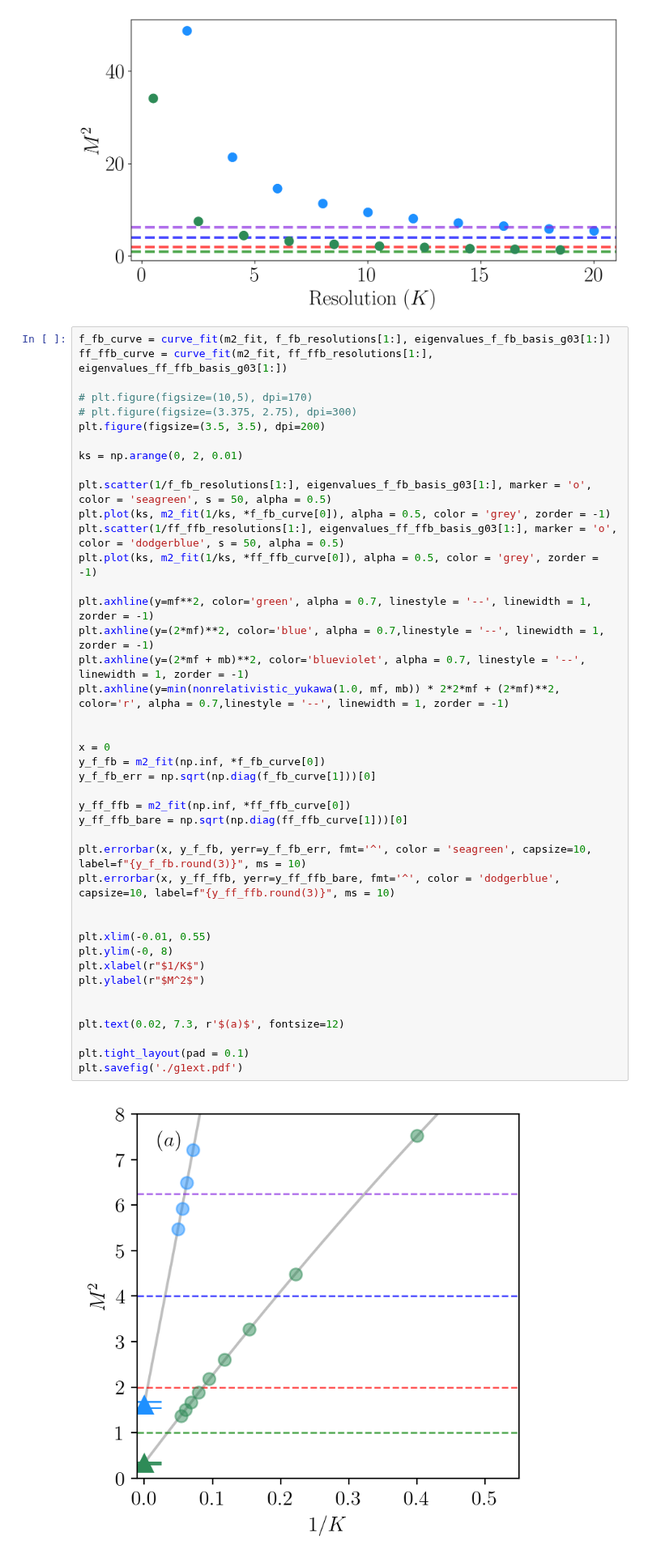
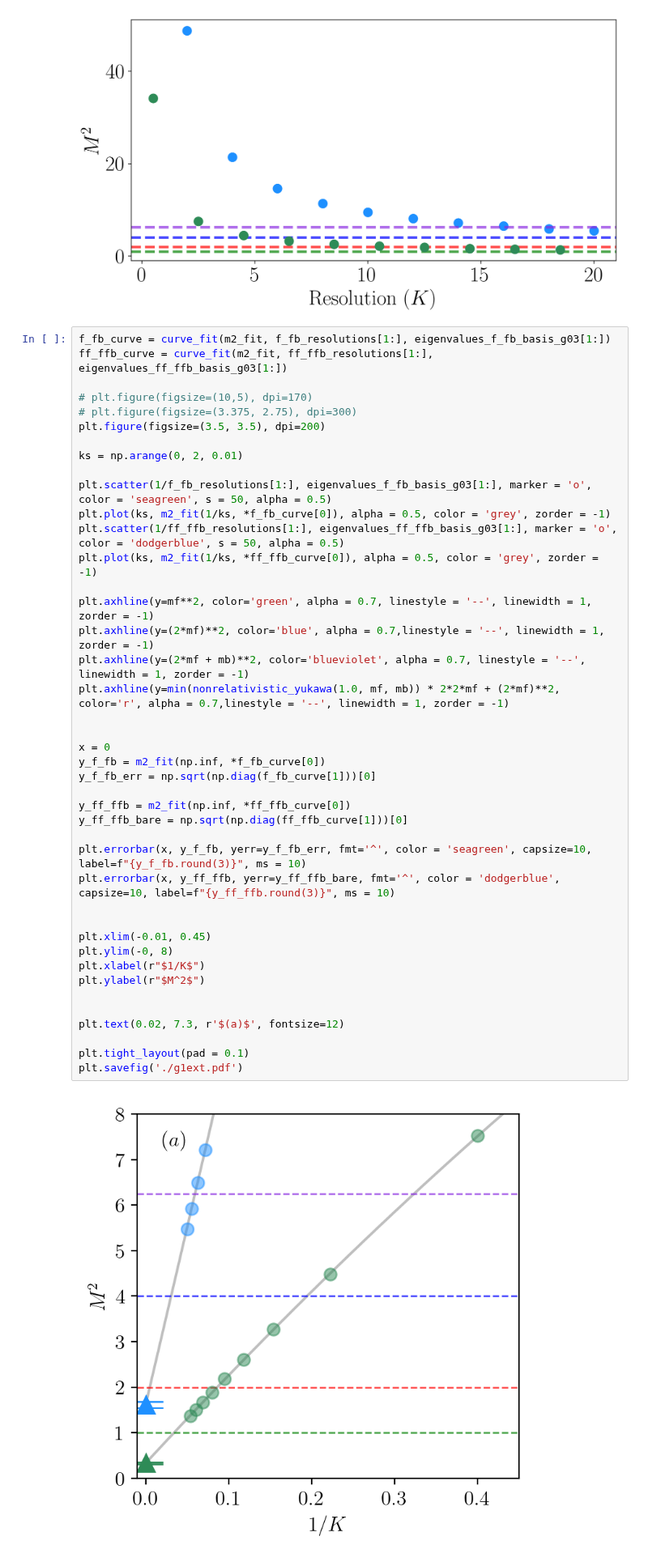
Before and after one commit to cgustin99/OpenParticle, a Jupyter notebook: models/Yukawa/yukawa_paper_results.ipynb, the cells around one changed output. Shown at 81% size. Drawn from its saved outputs; the diff is of its cells as text.

```diff
--- a/models/Yukawa/yukawa_paper_results.ipynb
+++ b/models/Yukawa/yukawa_paper_results.ipynb
@@ -359,35 +360,35 @@ plt.plot(ks, m2_fit(1/ks, *f_fb_curve[0]), alpha = 0.5, color = 'grey', zorder =
 plt.scatter(1/ff_ffb_resolutions[1:], eigenvalues_ff_ffb_basis_g03[1:], marker = 'o', color = 'dodgerblue', s = 50, alpha = 0.5)
 plt.plot(ks, m2_fit(1/ks, *ff_ffb_curve[0]), alpha = 0.5, color = 'grey', zorder = -1)
 
 plt.axhline(y=mf**2, color='green', alpha = 0.7, linestyle = '--', linewidth = 1, zorder = -1)
 plt.axhline(y=(2*mf)**2, color='blue', alpha = 0.7,linestyle = '--', linewidth = 1, zorder = -1)
 plt.axhline(y=(2*mf + mb)**2, color='blueviolet', alpha = 0.7, linestyle = '--', linewidth = 1, zorder = -1)
 plt.axhline(y=min(nonrelativistic_yukawa(1.0, mf, mb)) * 2*2*mf + (2*mf)**2, color='r', alpha = 0.7,linestyle = '--', linewidth = 1, zorder = -1)
 
 
 x = 0
 y_f_fb = m2_fit(np.inf, *f_fb_curve[0])
 y_f_fb_err = np.sqrt(np.diag(f_fb_curve[1]))[0]
 
 y_ff_ffb = m2_fit(np.inf, *ff_ffb_curve[0])
 y_ff_ffb_bare = np.sqrt(np.diag(ff_ffb_curve[1]))[0]
 
 plt.errorbar(x, y_f_fb, yerr=y_f_fb_err, fmt='^', color = 'seagreen', capsize=10, label=f"{y_f_fb.round(3)}", ms = 10)
 plt.errorbar(x, y_ff_ffb, yerr=y_ff_ffb_bare, fmt='^', color = 'dodgerblue', capsize=10, label=f"{y_ff_ffb.round(3)}", ms = 10)
 
 
-plt.xlim(-0.01, 0.55)
+plt.xlim(-0.01, 0.45)
 plt.ylim(-0, 8)
 plt.xlabel(r"$1/K$")
 plt.ylabel(r"$M^2$")
 
 
 plt.text(0.02, 7.3, r'$(a)$', fontsize=12)
 
 plt.tight_layout(pad = 0.1)
 plt.savefig('./g1ext.pdf')
 # %% [output]
-[figure, old version]
+[figure, new version]
 # %%
 print("Extrapolated Values (g = 0.3):")
 print("m_f = ", m2_fit(np.inf, *f_fb_curve[0]))
```
Also changed, not shown: parts of 2 cells of this notebook.
